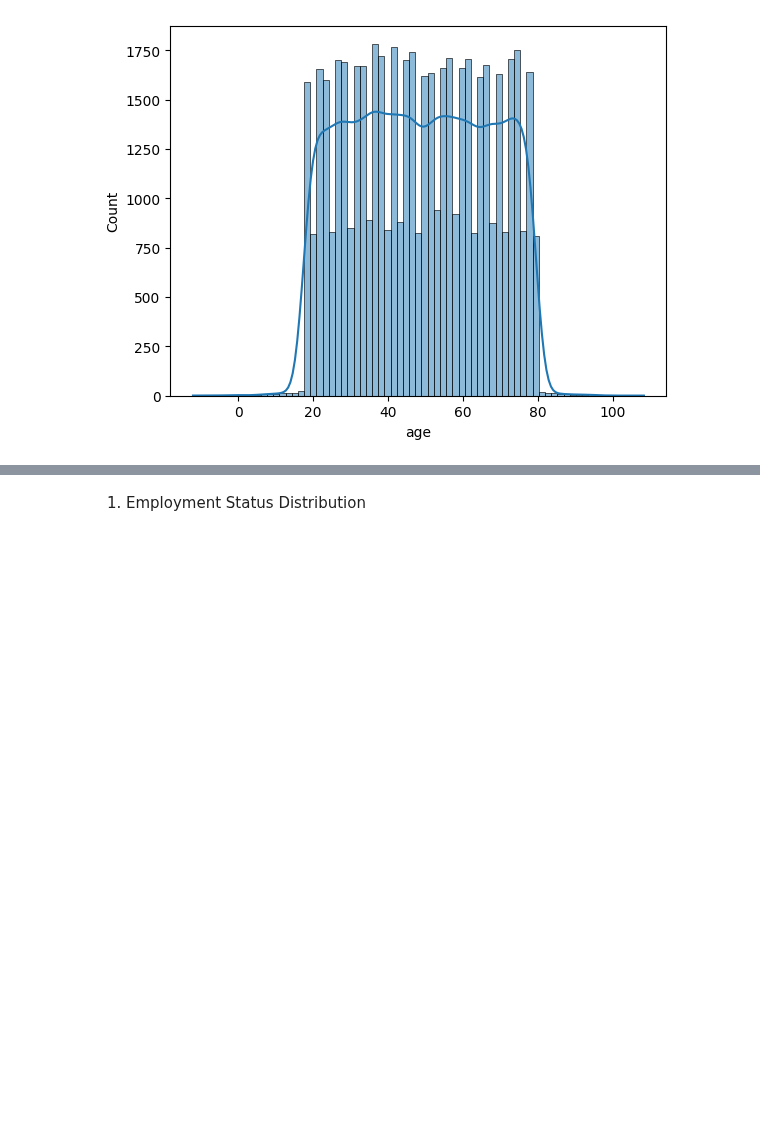
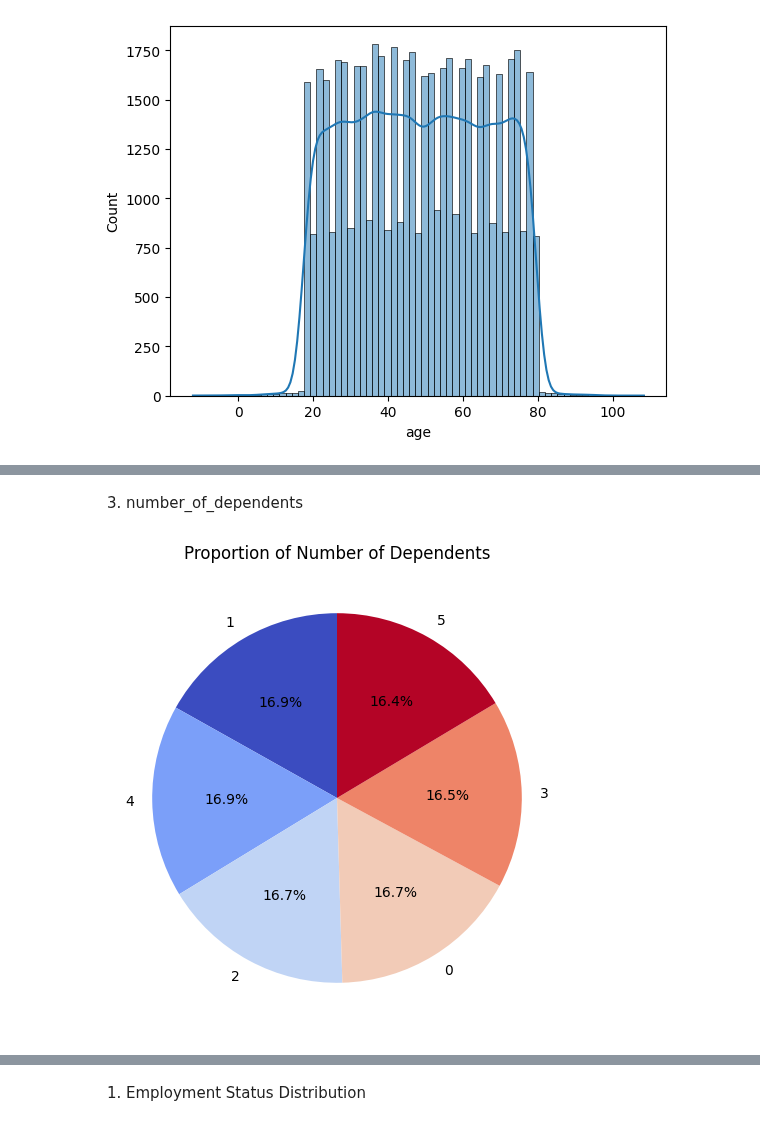
Before and after one commit to ruth-kitasi/Health-Insurance-Recommender-System, a Jupyter notebook: Notebooks/Mbego.ipynb, the cells around one changed output, grey strips where cells are left out. Saved outputs shown, nothing was run; the diff lists cells and outputs as text; code cells hidden in the pictures; blank space fills up the shorter version.

```diff
--- a/Notebooks/Mbego.ipynb
+++ b/Notebooks/Mbego.ipynb
@@ -255,0 +268,10 @@ plt.show()
+# %% [markdown]
+3. number_of_dependents
+# %%
+df['number_of_dependents'].value_counts().plot.pie(
+    autopct="%1.1f%%", startangle=90, cmap="coolwarm", figsize=(6, 6))
+plt.ylabel("")
+plt.title("Proportion of Number of Dependents")
+plt.show()
+# %% [output]
+[figure, added]
```
Also changed, not shown: parts of 14 cells of this notebook.
